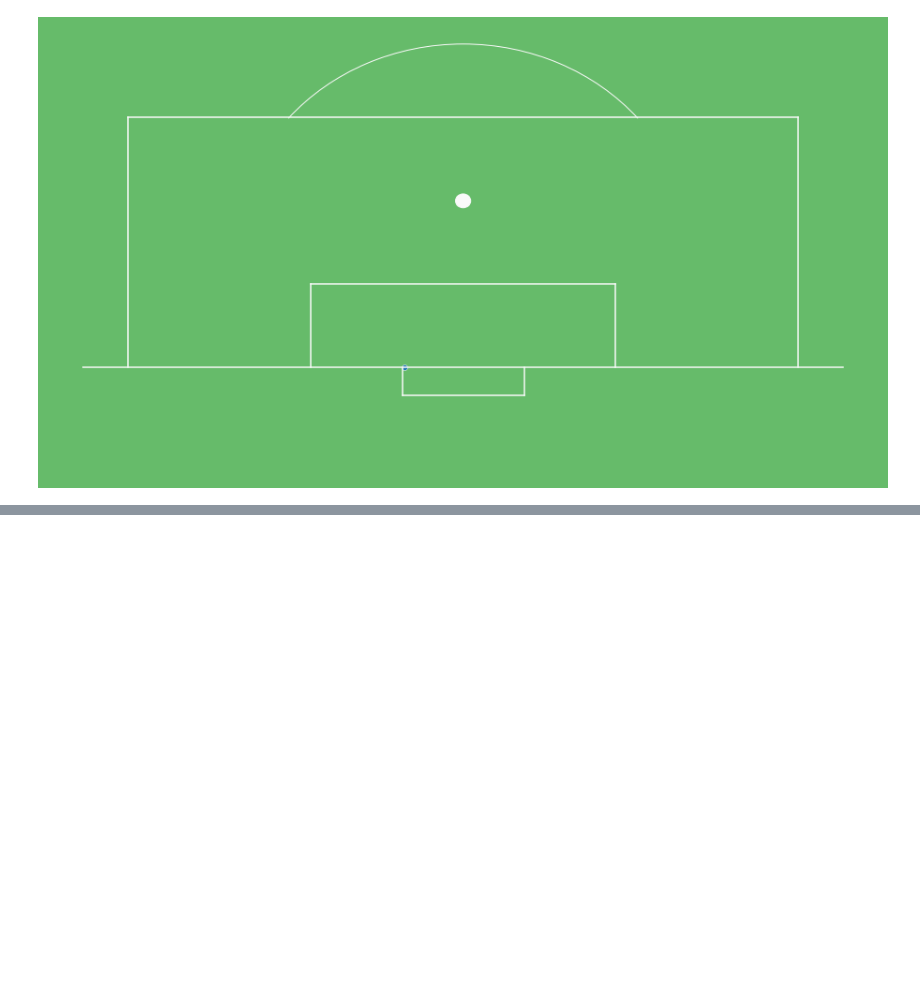
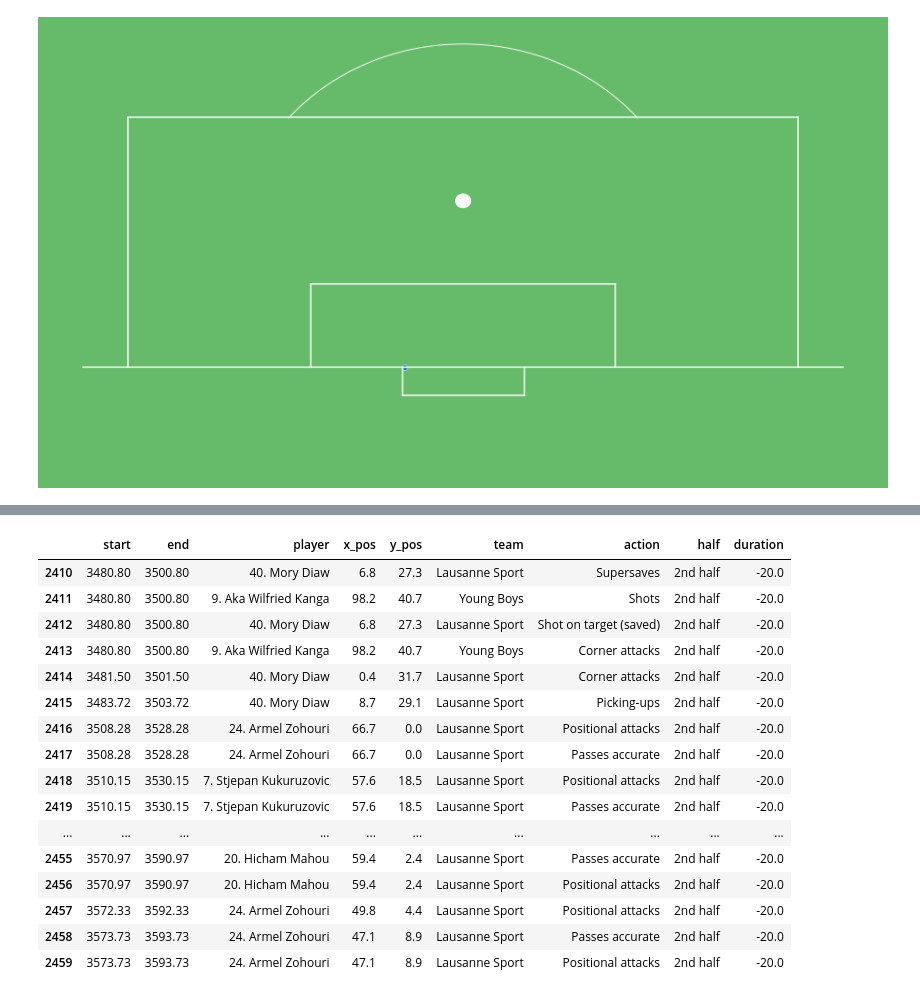
Before and after one commit to keepertrainer78698/youth-base, a Jupyter notebook: goalkeeping/int-goalkeeping/events.ipynb, the cells around one changed output, grey strips where cells are left out. Cells and saved outputs as stored; diff of their text form; code cells hidden in the pictures; blank space fills up the shorter version.

```diff
--- a/goalkeeping/int-goalkeeping/events.ipynb
+++ b/goalkeeping/int-goalkeeping/events.ipynb
@@ -309,0 +532,21 @@ sns.scatterplot(data=sample, x='final_x', y='final_y')
+# %%
+sandbox = df[2410:2460]
+sandbox
+# %% [output]
+|  | start | end | player | x_pos | y_pos | team | action | half | duration |
+| 2410 | 3480.80 | 3500.80 | 40. Mory Diaw | 6.8 | 27.3 | Lausanne Sport | Supersaves | 2nd half | -20.0 |
+| 2411 | 3480.80 | 3500.80 | 9. Aka Wilfried Kanga | 98.2 | 40.7 | Young Boys | Shots | 2nd half | -20.0 |
+| 2412 | 3480.80 | 3500.80 | 40. Mory Diaw | 6.8 | 27.3 | Lausanne Sport | Shot on target (saved) | 2nd half | -20.0 |
+| 2413 | 3480.80 | 3500.80 | 9. Aka Wilfried Kanga | 98.2 | 40.7 | Young Boys | Corner attacks | 2nd half | -20.0 |
+| 2414 | 3481.50 | 3501.50 | 40. Mory Diaw | 0.4 | 31.7 | Lausanne Sport | Corner attacks | 2nd half | -20.0 |
+| 2415 | 3483.72 | 3503.72 | 40. Mory Diaw | 8.7 | 29.1 | Lausanne Sport | Picking-ups | 2nd half | -20.0 |
+| 2416 | 3508.28 | 3528.28 | 24. Armel Zohouri | 66.7 | 0.0 | Lausanne Sport | Positional attacks | 2nd half | -20.0 |
+| 2417 | 3508.28 | 3528.28 | 24. Armel Zohouri | 66.7 | 0.0 | Lausanne Sport | Passes accurate | 2nd half | -20.0 |
+| 2418 | 3510.15 | 3530.15 | 7. Stjepan Kukuruzovic | 57.6 | 18.5 | Lausanne Sport | Positional attacks | 2nd half | -20.0 |
+| 2419 | 3510.15 | 3530.15 | 7. Stjepan Kukuruzovic | 57.6 | 18.5 | Lausanne Sport | Passes accurate | 2nd half | -20.0 |
+| ... | ... | ... | ... | ... | ... | ... | ... | ... | ... |
+| 2455 | 3570.97 | 3590.97 | 20. Hicham Mahou | 59.4 | 2.4 | Lausanne Sport | Passes accurate | 2nd half | -20.0 |
+| 2456 | 3570.97 | 3590.97 | 20. Hicham Mahou | 59.4 | 2.4 | Lausanne Sport | Positional attacks | 2nd half | -20.0 |
+| 2457 | 3572.33 | 3592.33 | 24. Armel Zohouri | 49.8 | 4.4 | Lausanne Sport | Positional attacks | 2nd half | -20.0 |
+| 2458 | 3573.73 | 3593.73 | 24. Armel Zohouri | 47.1 | 8.9 | Lausanne Sport | Passes accurate | 2nd half | -20.0 |
+| 2459 | 3573.73 | 3593.73 | 24. Armel Zohouri | 47.1 | 8.9 | Lausanne Sport | Positional attacks | 2nd half | -20.0 |
```
Also changed, not shown: parts of 14 cells of this notebook, 1 other file.
